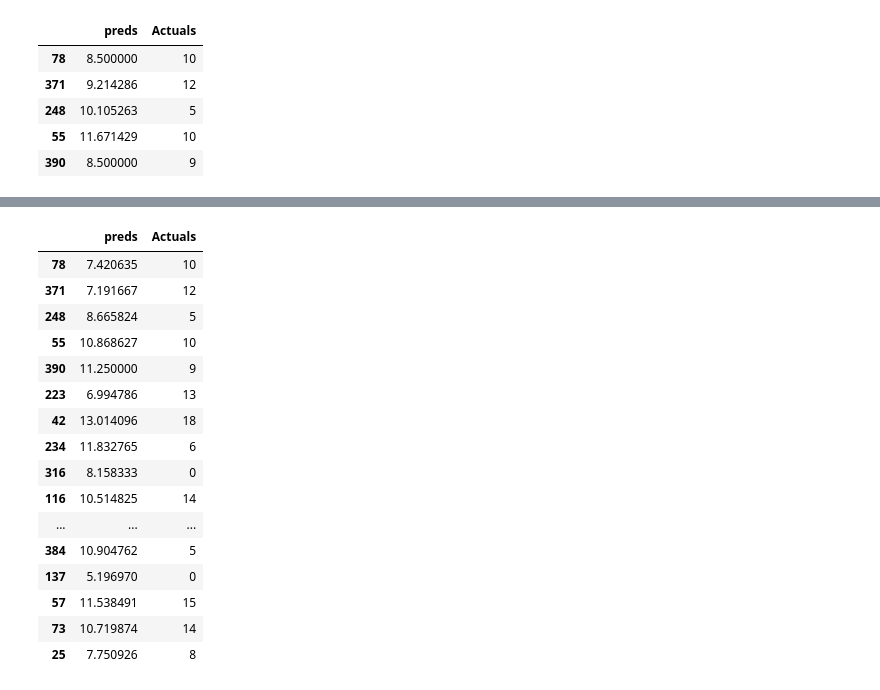
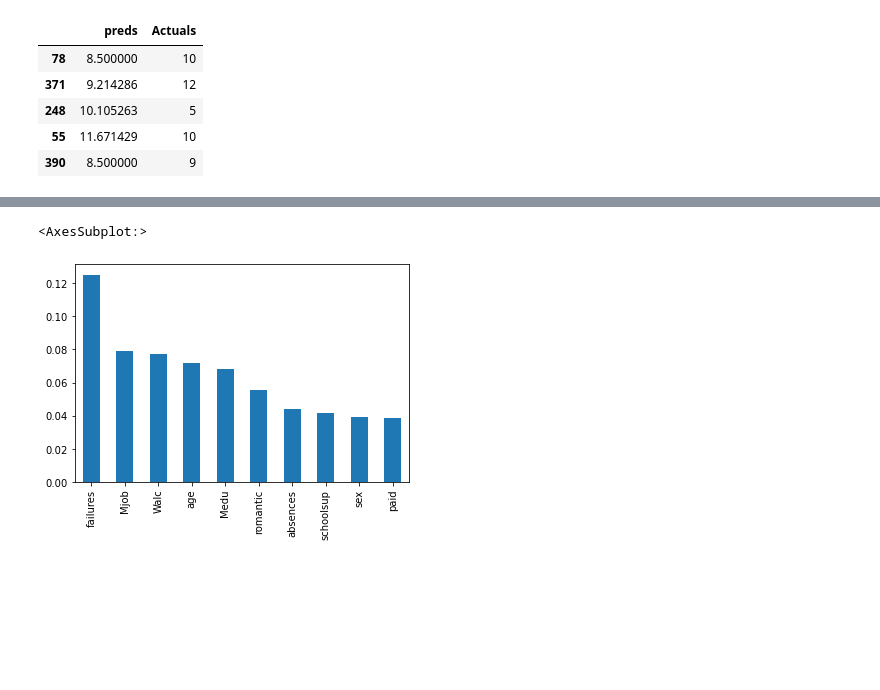
Before and after one commit to gmehra123/data_science, a Jupyter notebook: Test_score_prediction.ipynb, the cells around one changed output, grey strips where cells are left out. Drawn from its saved outputs; the diff is of its cells as text; code cells hidden in the pictures; blank space fills up the shorter version.

```diff
--- a/Test_score_prediction.ipynb
+++ b/Test_score_prediction.ipynb
@@ -116,25 +116,8 @@ mae(preds,y_test)/y_test.median()
-# %%
-res
-# %% [output]
-|  | preds | Actuals |
-| 78 | 7.420635 | 10 |
-| 371 | 7.191667 | 12 |
-| 248 | 8.665824 | 5 |
-| 55 | 10.868627 | 10 |
-| 390 | 11.250000 | 9 |
-| 223 | 6.994786 | 13 |
-| 42 | 13.014096 | 18 |
-| 234 | 11.832765 | 6 |
-| 316 | 8.158333 | 0 |
-| 116 | 10.514825 | 14 |
-| ... | ... | ... |
-| 384 | 10.904762 | 5 |
-| 137 | 5.196970 | 0 |
-| 57 | 11.538491 | 15 |
-| 73 | 10.719874 | 14 |
-| 25 | 7.750926 | 8 |
 # %%
 discrete=X_train.dtypes==int
 # %%
 mi=mutual_info_regression(X_train,y_train,discrete_features=discrete)
-sel_features=pd.Series(mi,index=X_train.columns).sort_values(ascending=False).head(10).to_list()
+pd.Series(mi,index=X_train.columns).sort_values(ascending=False).head(10).plot(kind='bar')
+# %% [output]
+<AxesSubplot:>
+[figure, added]
```
Also changed, not shown: parts of 7 cells of this notebook.
